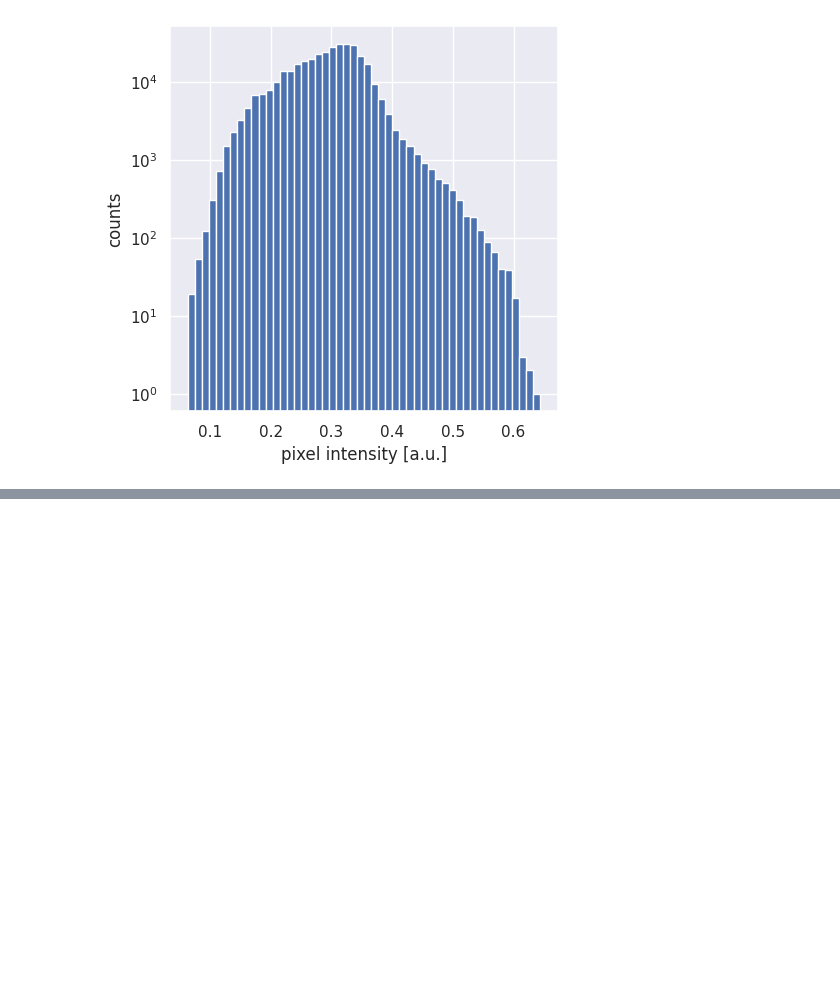
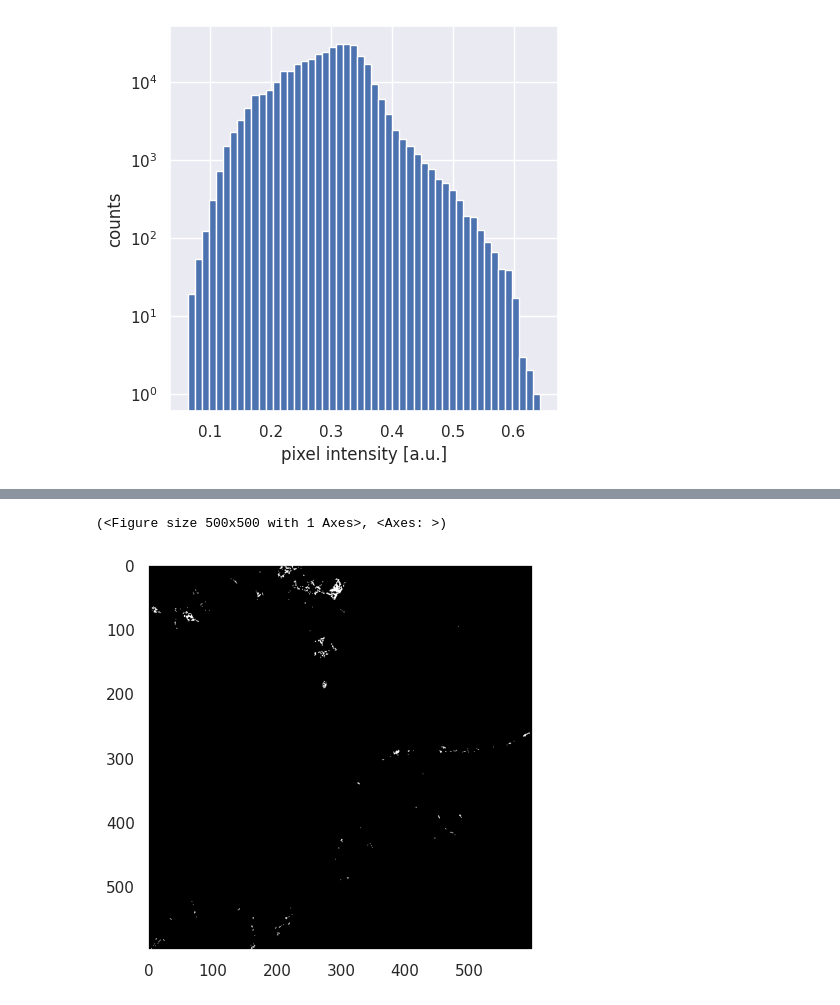
Before and after one commit to fmarotta/PBoC_2023, a Jupyter notebook: elephants_template.ipynb, the cells around one changed output, grey strips where cells are left out. Cells and saved outputs as stored; diff of their text form; code cells hidden in the pictures; blank space fills up the shorter version.

```diff
--- a/elephants_template.ipynb
+++ b/elephants_template.ipynb
@@ -59,0 +94,6 @@ axis.set_yscale("log")
+# %%
+image_thresh = image_grey > 0.5
+plot_image(image_thresh, cmap="gray")
+# %% [output]
+(<Figure size 500x500 with 1 Axes>, <Axes: >)
+[figure, added]
```
Also changed, not shown: parts of 13 cells of this notebook.
